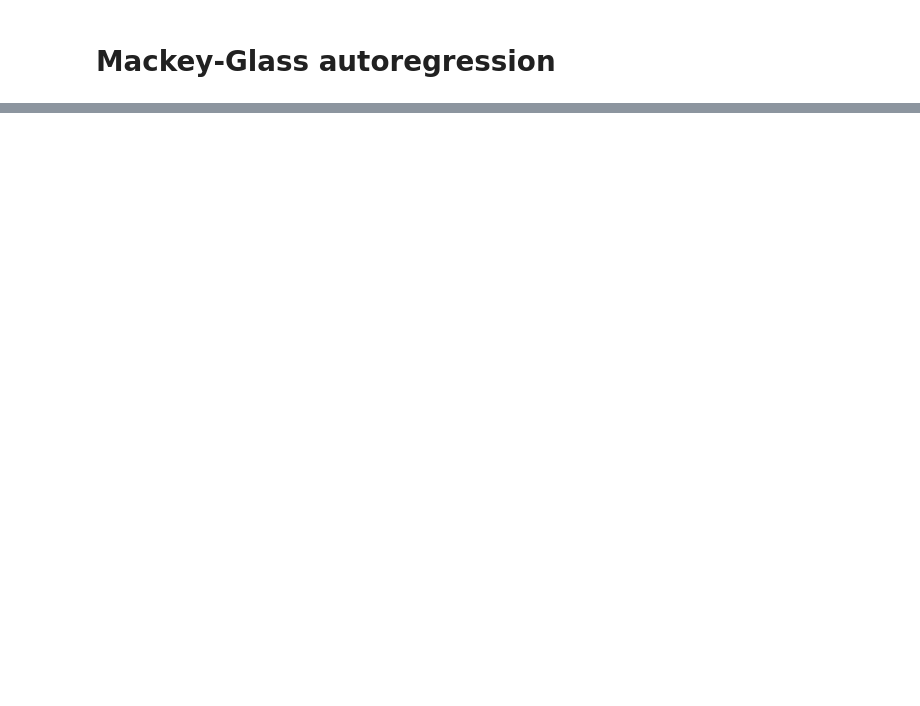
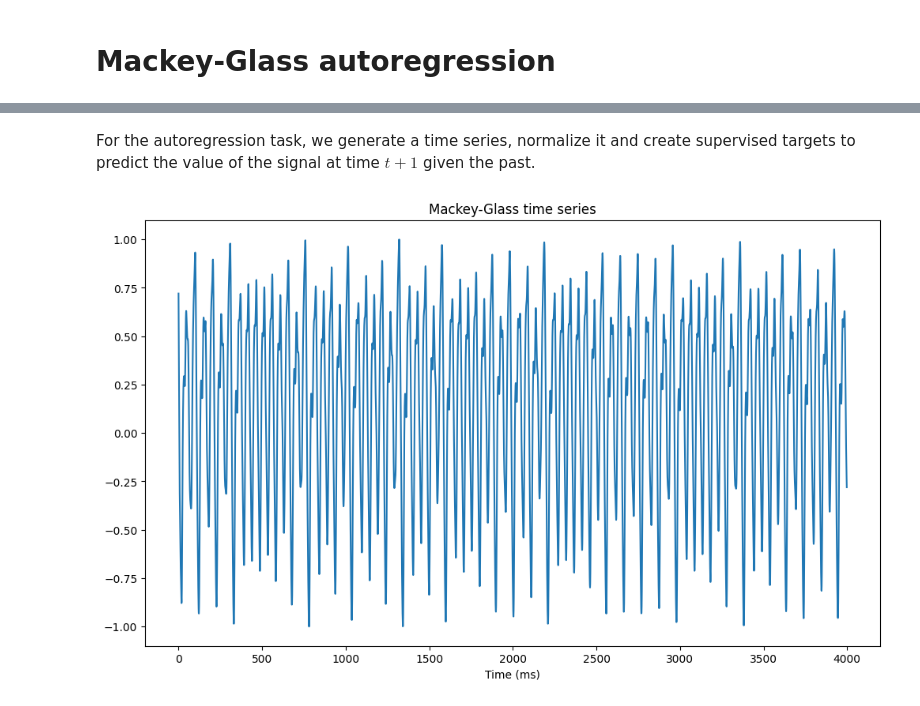
Before and after one commit to vitay/water-tank, a Jupyter notebook: docs/notebooks/MackeyGlass.ipynb, the cells around one changed output, grey strips where cells are left out. Saved outputs shown, nothing was run; the diff lists cells and outputs as text; code cells hidden in the pictures; blank space fills up the shorter version.

```diff
--- a/docs/notebooks/MackeyGlass.ipynb
+++ b/docs/notebooks/MackeyGlass.ipynb
@@ -7,0 +30,20 @@ import water_tank as wt
+# %% [markdown]
+For the autoregression task, we generate a time series, normalize it and create supervised targets to predict the value of the signal at time $t + 1$ given the past.
+# %%
+# Generate time series
+mg = mackey_glass(4000, x0=1.2)
+
+# Normalize between -1 and 1
+mg =  2.0 * (mg - mg.min()) / (mg.max() - mg.min()) - 1.0
+
+# The task is to predict the next value
+X = mg[:-1, 0]
+Y = mg[1:, 0]
+
+plt.figure(figsize=(12, 7))
+plt.plot(X)
+plt.xlabel("Time (ms)")
+plt.title("Mackey-Glass time series")
+plt.show()
+# %% [output]
+[figure, added]
```
Also changed, not shown: parts of 16 cells of this notebook, 20 other files.
